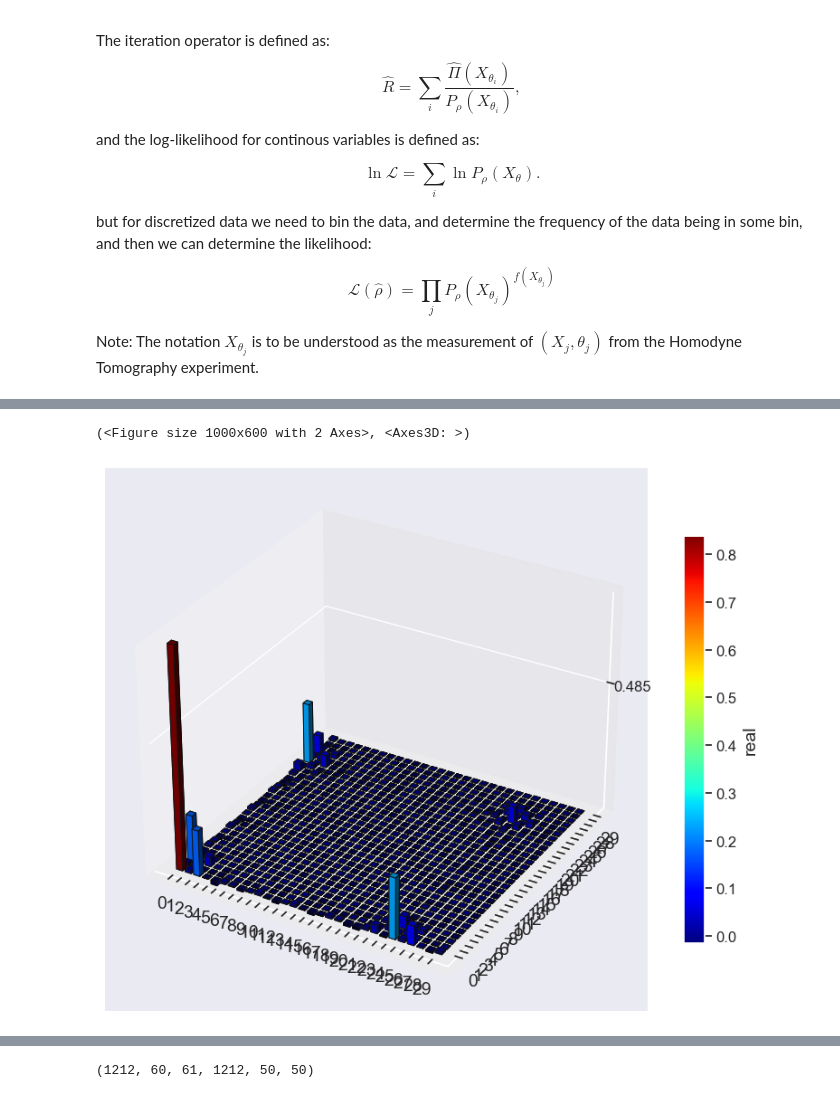
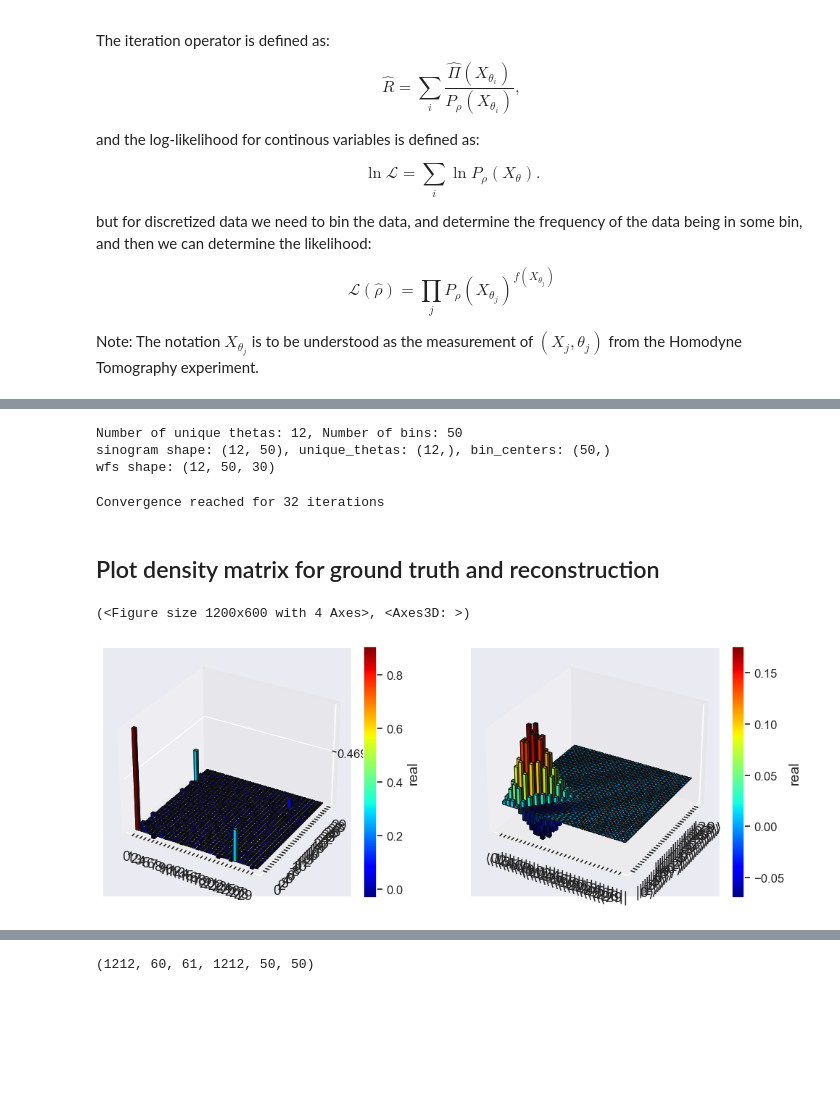
Before and after one commit to BastianValhoj/sciqisHomodyneTomography, a Jupyter notebook: HomoTomo/reconstruct.ipynb, the cells around one changed output, grey strips where cells are left out. Drawn from its saved outputs; the diff is of its cells as text; code cells hidden in the pictures; blank space fills up the shorter version.

Commit message:
updated recon but still little progress

```diff
--- a/HomoTomo/reconstruct.ipynb
+++ b/HomoTomo/reconstruct.ipynb
@@ -220,41 +260,70 @@ povm shape: (10, 10)
 # %%
-def MLE_reconstruct(measurements, thetas, N_cutoff=10, n_bins=50, max_iter=10, xmax=6):
+def MLE_reconstruct(measurements, thetas, N_cutoff=10, n_bins=50, max_iter=10, tolerance=1e-12):
 
-    bin_edges, bin_centers = bins(xmax, n_bins)
+    bin_edges, bin_centers = X_theta_bins(measurements=measurements, num_bins=n_bins)
     unique_theta = np.unique(thetas)
     M = unique_theta.size
 
-    sinogram = get_counts(bin_edges, measurements.reshape(M, -1), unique_theta)
+    # Compute the sinogram
+    sinogram = get_counts(bins=bin_edges, measurements=measurements.reshape(M, -1), unique_theta=unique_theta)
+    print(f"sinogram shape: {sinogram.shape}, unique_thetas: {unique_theta.shape}, bin_centers: {bin_centers.shape}")
 
-    # precompute POVMs for each angle
-    povms = {
-        theta: quadrature_povm(bin_centers, theta, N_cutoff)
-        for theta in unique_theta
-    }
+    # precompute POVMs shape is  `(M, (N_cutoff, len(bin_centers)))`
+    # povms = quadrature_povm(bin_centers=bin_centers, unique_thetas=unique_theta, N_cutoff=N_cutoff)
+
+    wfs = {}
+    for theta in unique_theta:
+        wfs[theta] = wavefunction_per_theta(bin_centers, theta, N_cutoff=N_cutoff)
+    print(f"wfs shape: {len(wfs),len(wfs[0]), len(wfs[0][0])}")
 
     rho = qt.qeye(N_cutoff).unit()
+    log_likelihoods = []
+    # Iterate rho until convergence or max_iter reached
+    for iter in tqdm(range(max_iter), desc="MLE Iterations"):
+        # initialize R
+        R = qt.Qobj(np.zeros((N_cutoff, N_cutoff), dtype=complex))
+        ll = 0.0
+        for i, theta in enumerate(unique_theta):
+            psi_theta = wfs[theta] # <n|X, theta>
+            for k, C in enumerate(sinogram[i, :]): # count per bin for angle theta
+                if C == 0: # if zero skip calculation
+                    continue
 
-    for iter in tqdm(range(max_iter), desc="MLE Iterations", leave=True):
-        R = qt.Qobj(np.zeros((N_cutoff, N_cutoff), dtype=complex))
-        for i, theta in enumerate(unique_theta):
-            for k, count in enumerate(sinogram[i]):
-                if count == 0:
-                    continue
                 # Get the POVMs for the current theta
-                projection = povms[theta][k]
-                R += count * R_i(projection, rho)
-            # Update the density matrix using the MLE formula
-            rho = update_density_matrix(rho, R)
+                psi = qt.Qobj(psi_theta[k]).unit()
+                projection = psi.proj()  # Fock projection <n|X, theta><X,theta|m>
+                prob = np.real((projection * rho).tr())
+                R += C*projection/prob
+                if prob < 0:
+                    prob = 1e-12
+                ll += C*np.log(prob)
+
+            rho = update_density_matrix(rho, R) # Update the density matrix using the MLE formula
         # Normalize the density matrix
         rho = rho / np.real(rho.tr())
+        log_likelihoods.append(ll)
+        if iter > 1:
+            if np.abs(log_likelihoods[-1] - log_likelihoods[-2]) < tolerance:
+                print(f"Convergence reached for {iter} iterations")
+                break
     return rho
 
 N_cutoff = 30
-recon = MLE_reconstruct(measurements, thetas, N_cutoff=N_cutoff, n_bins=100, max_iter=100, xmax=8)
-qt.matrix_histogram(recon.full())
+recon = MLE_reconstruct(measurements, thetas, N_cutoff=N_cutoff, n_bins=50, max_iter=400)
 # %% [output]
-(<Figure size 1000x600 with 2 Axes>, <Axes3D: >)
+Number of unique thetas: 12, Number of bins: 50
+sinogram shape: (12, 50), unique_thetas: (12,), bin_centers: (50,)
+wfs shape: (12, 50, 30)
-[figure, removed]
+Convergence reached for 32 iterations
+# %% [markdown]
+## Plot density matrix for ground truth and reconstruction
+# %%
+fig, (ax1, ax2) = plt.subplots(1, 2, figsize=(12, 6), subplot_kw={'projection': '3d'})
+qt.matrix_histogram(recon.full(), ax=ax1, fig=fig)
+qt.matrix_histogram(qt.ket2dm(groundtruth), ax=ax2, fig=fig)
+# %% [output]
+(<Figure size 1200x600 with 4 Axes>, <Axes3D: >)
+[figure, added]
 # %%
 fig = plt.figure(figsize=(10, 8))
 
```
Also changed, not shown: parts of 7 cells of this notebook, 1 other file.
